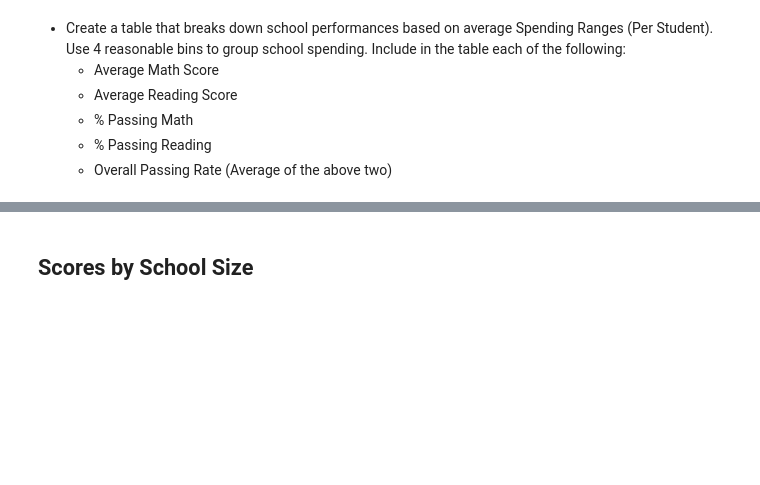
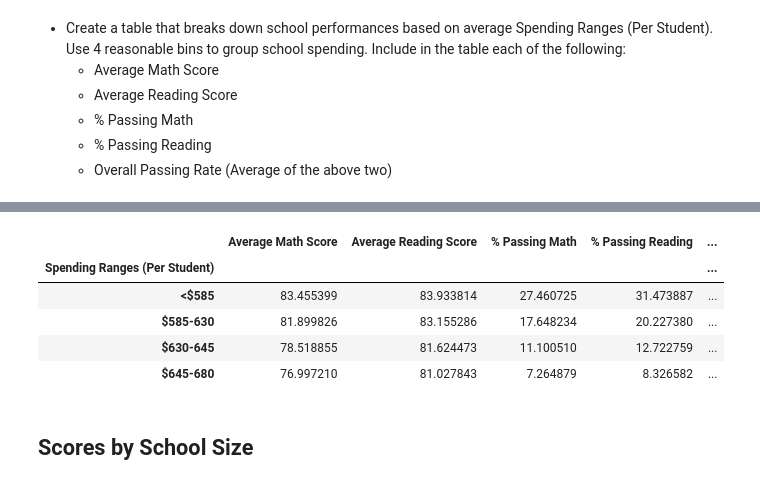
Before and after one commit to pfeliciano1/Pandas-challenge, a Jupyter notebook: PyCitySchools/PyCitySchools_starter.ipynb, the cells around one changed output, grey strips where cells are left out. Cells and saved outputs as stored; diff of their text form; code cells hidden in the pictures; blank space fills up the shorter version.

Commit message:
Fix bins by making copy of school_summary

```diff
--- a/PyCitySchools/PyCitySchools_starter.ipynb
+++ b/PyCitySchools/PyCitySchools_starter.ipynb
@@ -357,14 +359,17 @@ school_summary = school_summary[["Total Students",
                                  "% Passing Reading",
                                  "% Overall Passing"]]
 
+# Create a copy of the dataframe to then create bins
+school_summary_copy = school_summary.copy()
+
 # Formatting the column values with df['cost'] = df['cost'].map('${:,.2f}'.format)
 school_summary["Total School Budget"] = school_summary["Total School Budget"].map('${:,.2f}'.format)
 school_summary["Per Student Budget"] = school_summary["Per Student Budget"].map('${:,.2f}'.format)
 school_summary["Average Math Score"] = school_summary["Average Math Score"].map('{:,.2f}'.format)
 school_summary["Average Reading Score"] = school_summary["Average Reading Score"].map('{:,.2f}'.format)
-school_summary["% Passing Math"] = school_summary["% Passing Math"].map('{:,.2f}%'.format)
-school_summary["% Passing Reading"] = school_summary["% Passing Reading"].map('{:,.2f}%'.format)
-school_summary["% Overall Passing"] = school_summary["% Overall Passing"].map('{:,.2f}%'.format)
+school_summary["% Passing Math"] = school_summary["% Passing Math"].map('{:,.2f}'.format)
+school_summary["% Passing Reading"] = school_summary["% Passing Reading"].map('{:,.2f}'.format)
+school_summary["% Overall Passing"] = school_summary["% Overall Passing"].map('{:,.2f}'.format)
 school_summary.head(15)
 # %% [output]
 |  | Total Students | Total School Budget | Per Student Budget | Average Math Score | Average Reading Score | ... |
@@ -532,3 +554,27 @@ reading_scores_by_grade
+# %%
+# Use 4 reasonable bins to group school spending.
+spending_bins = [0, 585, 630, 645, 680]
+amount_groups = ["<$585", "$585-630", "$630-645", "$645-680"]
+
+# Create a new data frame by locating the desired columns
+school_spending = school_summary_copy.loc[:,["Average Math Score",
+                                        "Average Reading Score",
+                                        "% Passing Math",
+                                        "% Passing Reading",
+                                        "% Overall Passing",]]
+
+# Add a new columns named Spending Ranges (Per Student) and binning based off budget per student
+school_spending["Spending Ranges (Per Student)"]= pd.cut(school_summary_copy["Per Student Budget"],spending_bins,labels=amount_groups)
+# Create a group based off of the bins
+school_spending = school_spending.groupby("Spending Ranges (Per Student)").mean()
+school_spending.head()
+# %% [output]
+|  | Average Math Score | Average Reading Score | % Passing Math | % Passing Reading | ... |
+| Spending Ranges (Per Student) |  |  |  |  | ... |
+| <$585 | 83.455399 | 83.933814 | 27.460725 | 31.473887 | ... |
+| $585-630 | 81.899826 | 83.155286 | 17.648234 | 20.227380 | ... |
+| $630-645 | 78.518855 | 81.624473 | 11.100510 | 12.722759 | ... |
+| $645-680 | 76.997210 | 81.027843 | 7.264879 | 8.326582 | ... |
 # %% [markdown]
 ## Scores by School Size
 # %% [markdown]
```
Also changed, not shown: parts of 3 cells of this notebook.
